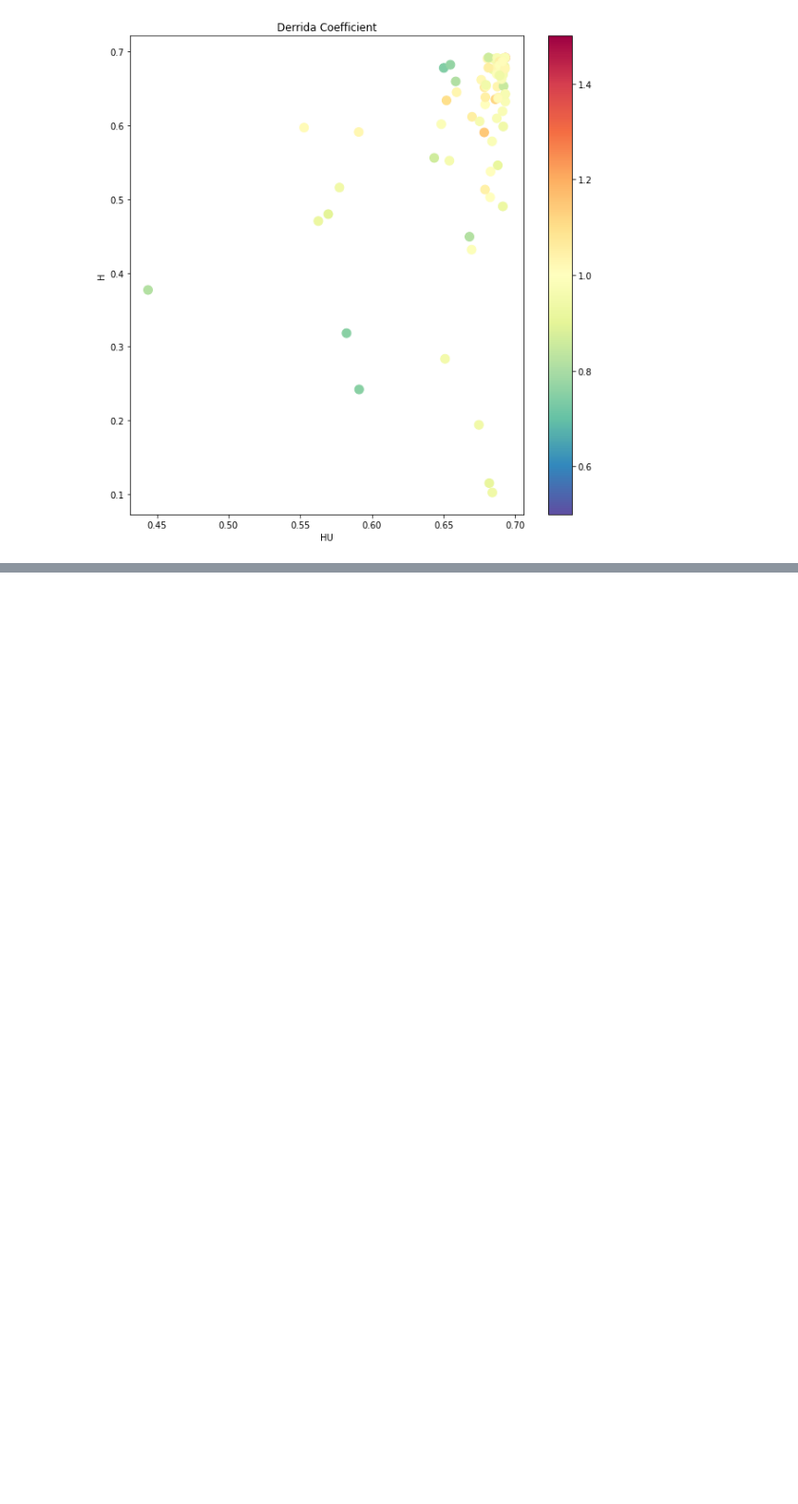
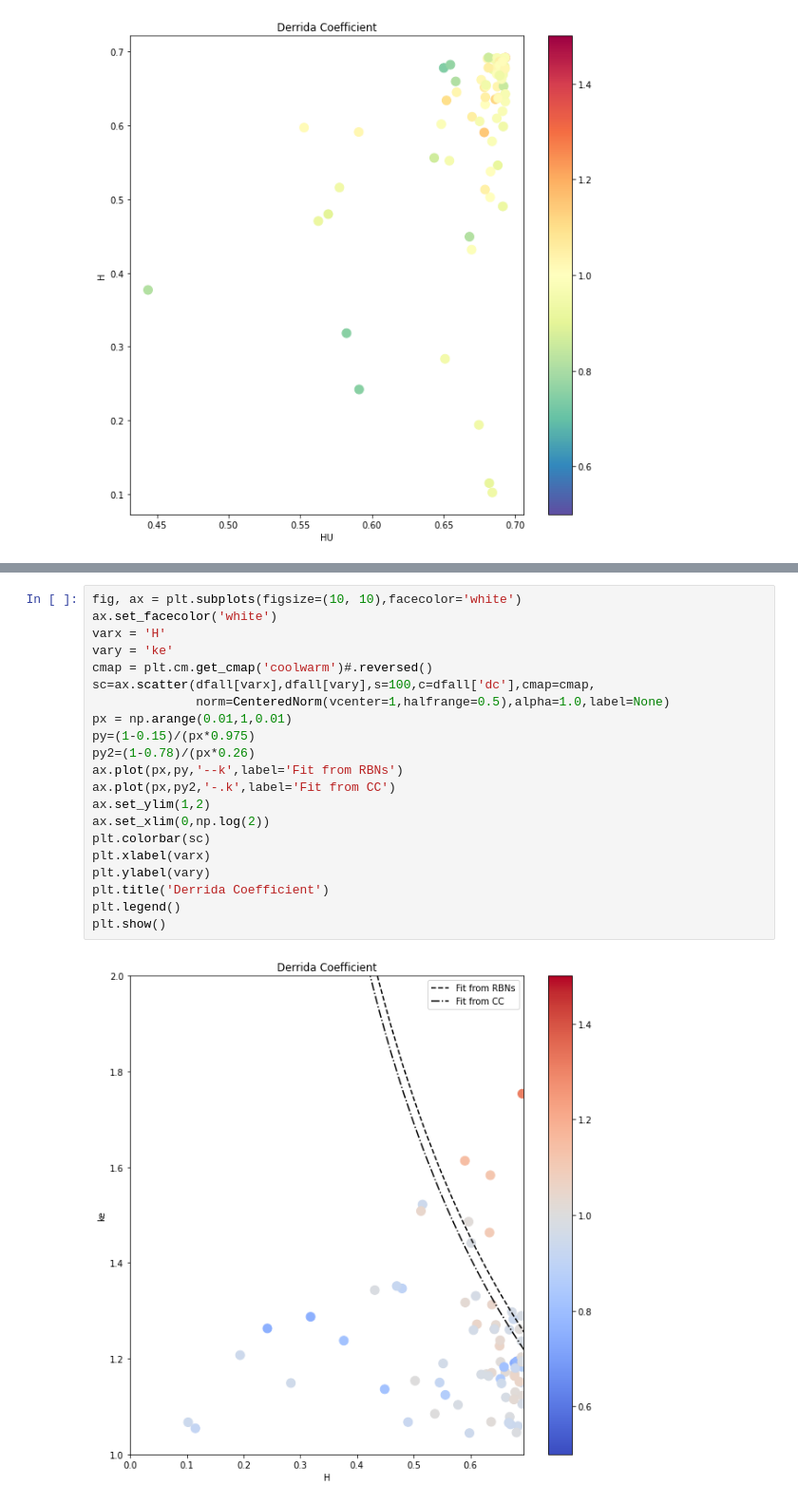
Before and after one commit to fcphysics/CriticalityHeteroBNets, a Jupyter notebook: results_cc.ipynb, the cells around one changed output, grey strips where cells are left out. Shown at 95% size. Drawn from its saved outputs; the diff is of its cells as text; blank space fills up the shorter version.

Commit message:
added comparison plots for RBN vs CC fits

```diff
--- a/results_cc.ipynb
+++ b/results_cc.ipynb
@@ -171,0 +200,23 @@ plt.show()
+# %%
+fig, ax = plt.subplots(figsize=(10, 10),facecolor='white')
+ax.set_facecolor('white')
+varx = 'H'
+vary = 'ke'
+cmap = plt.cm.get_cmap('coolwarm')#.reversed()
+sc=ax.scatter(dfall[varx],dfall[vary],s=100,c=dfall['dc'],cmap=cmap,
+              norm=CenteredNorm(vcenter=1,halfrange=0.5),alpha=1.0,label=None)
+px = np.arange(0.01,1,0.01)
+py=(1-0.15)/(px*0.975)
+py2=(1-0.78)/(px*0.26)
+ax.plot(px,py,'--k',label='Fit from RBNs')
+ax.plot(px,py2,'-.k',label='Fit from CC')
+ax.set_ylim(1,2)
+ax.set_xlim(0,np.log(2))
+plt.colorbar(sc)
+plt.xlabel(varx)
+plt.ylabel(vary)
+plt.title('Derrida Coefficient')
+plt.legend()
+plt.show()
+# %% [output]
+[figure, added]
```
Also changed, not shown: parts of 7 cells of this notebook.
